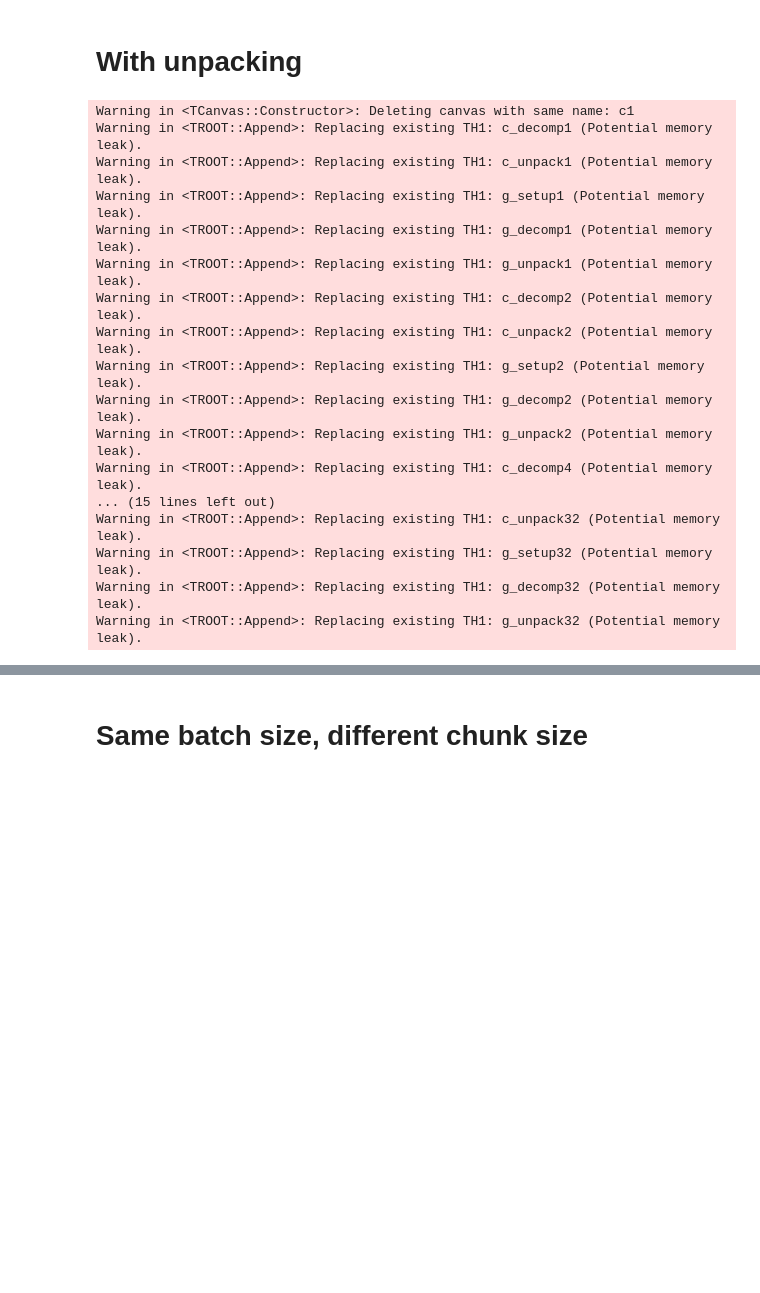
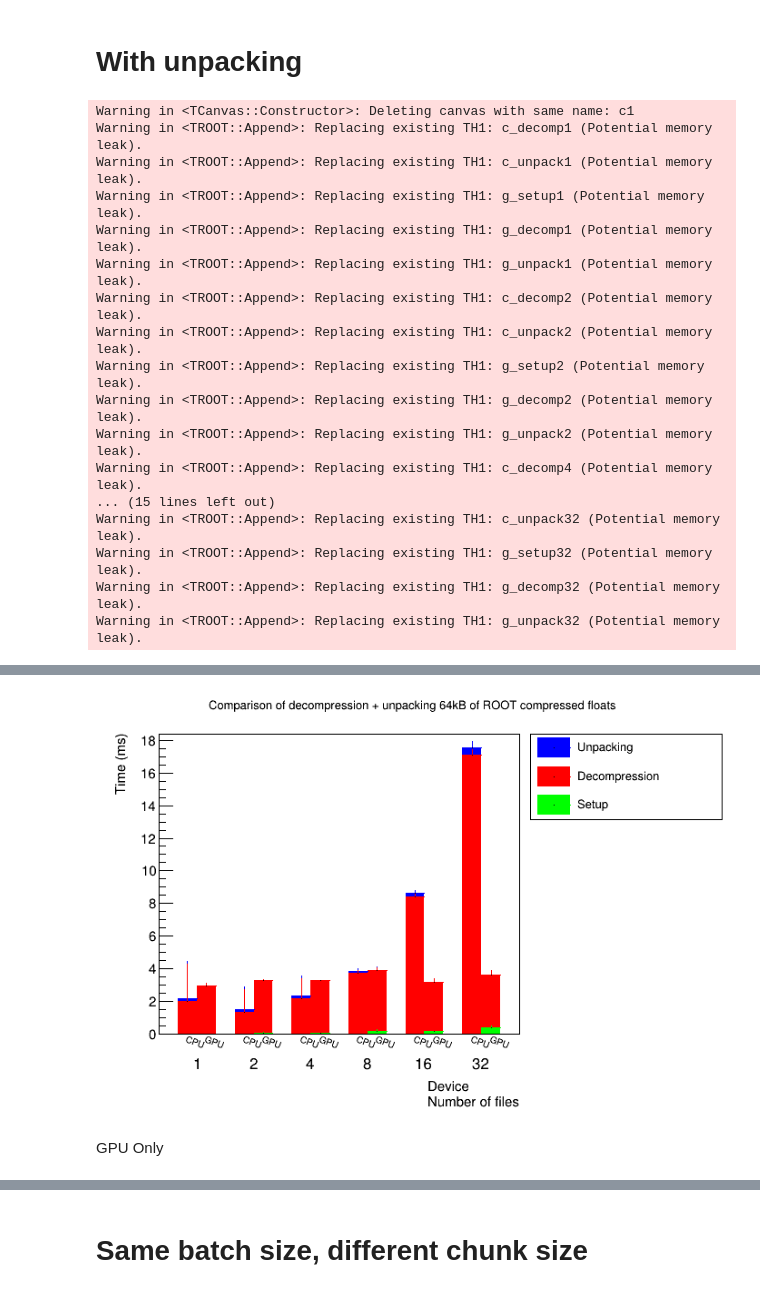
Before and after one commit to jolly-chen/root-gpu-decompression, a Jupyter notebook: benchmarks/benchmark.ipynb, the cells around one changed output, grey strips where cells are left out. Cells and saved outputs as stored; diff of their text form; code cells hidden in the pictures; blank space fills up the shorter version.

```diff
--- a/benchmarks/benchmark.ipynb
+++ b/benchmarks/benchmark.ipynb
@@ -21,12 +21,3 @@ def fill_bar(h, x, w, d, c, s):
     h.SetFillColor(c)
     if s:
         h.SetFillStyle(s)
-# %%
-c = ROOT.TCanvas("c")
-test = ROOT.TH1F("h", "h", 3, 0, 3)
-x = 1
-test.Fill(x, 8)
-test.SetFillColor(ROOT.kRed)
-test.SetBinError(test.FindBin(x), 2)
-test.Draw("bar")
-c.Draw()
@@ -185,14 +172,13 @@ hs.Draw("bar")
 h1.SetContour(30)
 
 xaxis = hs.GetXaxis()
-xaxis.SetTitle("Time (ms)")
 xaxis.SetTitle("#splitline{Device}{Number of files}")
 xaxis.SetTitleOffset(2.5)
 for i in range(2, nbins, 3):
     xaxis.SetBinLabel(i, "CPU")
     xaxis.SetBinLabel(i + 1, "GPU")
 
-hs.GetXaxis().SetTickLength(0)
+xaxis.SetTickLength(0)
 hs.SetTitle(title)
 
 ox = ROOT.TGaxis(
@@ -213,6 +199,9 @@ for i, e in enumerate(labelbins):
 
 ox.Draw()
 
+yaxis = hs.GetYaxis()
+yaxis.SetTitle("Time (ms)")
+
 l.Draw()
 c.Draw()
 # %% [output]
@@ -236,0 +225,3 @@ Warning in <TROOT::Append>: Replacing existing TH1: g_unpack32 (Potential memory
+[figure, added]
+# %% [markdown]
+GPU Only
```
Also changed, not shown: parts of 4 cells of this notebook, 3 other files.
